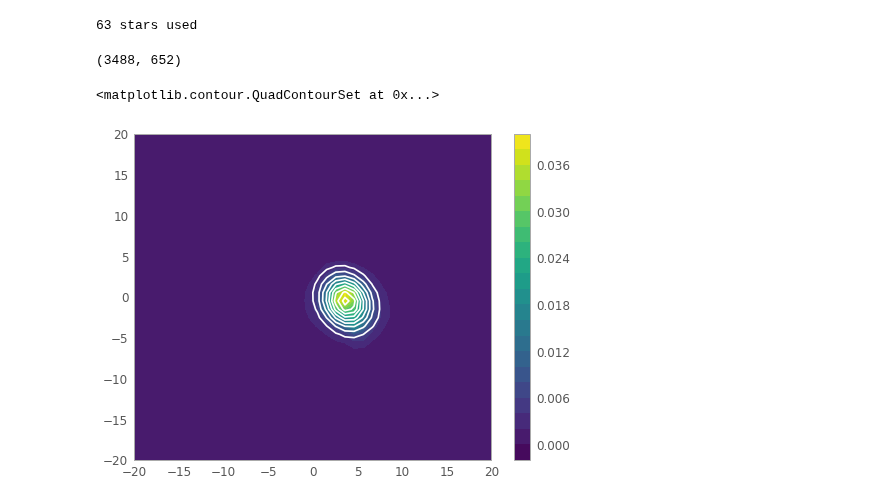
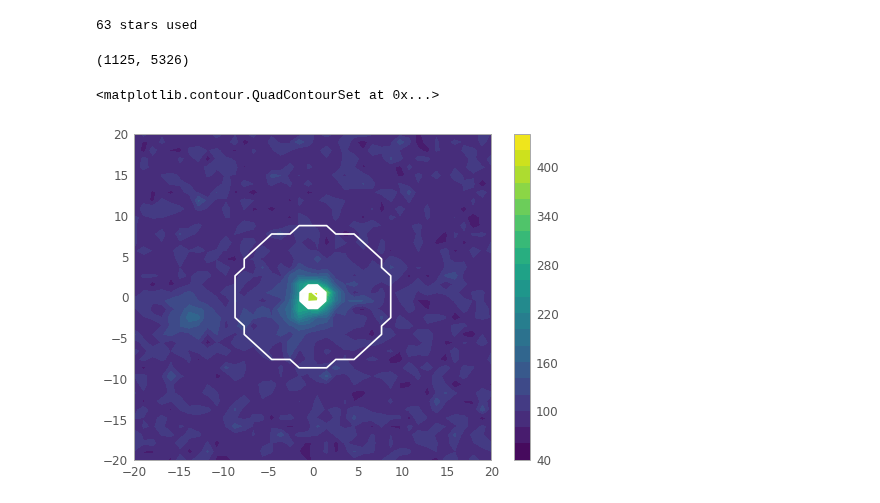
Before and after one commit to SSAEPFL/PSF, a Jupyter notebook: test-PSF-sensor-map.ipynb, the cells around one changed output. Drawn from its saved outputs; the diff is of its cells as text; code cells hidden in the pictures.

Commit message:
test 6 parameters

```diff
--- a/test-PSF-sensor-map.ipynb
+++ b/test-PSF-sensor-map.ipynb
@@ -38,6 +39,8 @@ plt.show()
 # %%
 # Masking sources
-mask = make_source_mask(image_clean, nsigma=7, npixels=20, dilate_size=1)
+mask1 = make_source_mask(image_clean, nsigma=7, npixels=10, dilate_size=1)
+mask2 = make_source_mask(image_clean, nsigma=7, npixels=25, dilate_size=1)
+mask = np.logical_and(mask1, np.logical_not(mask2))
 
 # Showing the sources
 plt.figure()
@@ -86,15 +88,15 @@ while i < (np.shape(mask)[0]-11):
     while j < (np.shape(mask)[1]-11):
         found_something = False
         # and not (i > 2110 and i < 2260 and j > 3060 and j < 3240)
-        if not (np.isnan(inverted_masked_image_filled[i-5:i+5, j-5:j+5])).any() and (i < 2110 or i > 2260 or j < 3060 or j > 3240):
+        if not (np.isnan(inverted_masked_image_filled[i-2:i+2, j-2:j+2])).any() and (i < 2110 or i > 2260 or j < 3060 or j > 3240):
             found_something = True
             list_of_coordinates.append((i, j))
-            j += 20
+            j += 7
             #print(inverted_masked_image[i:i+10, j:j+10])
         else:
             j += 1
     if found_something:
-        i += 10
+        i += 4
     else:
         i += 1
 print(len(list_of_coordinates))
@@ -103,6 +105,6 @@ print(len(list_of_coordinates))
 # %%
 # Test to see if random star is well found
-coords = list_of_coordinates[35]
+coords = list_of_coordinates[0]
 print(coords)
 
 i_begin = np.max([0, coords[0]-30])
@@ -111,7 +113,7 @@ j_begin = np.max([0, coords[1]-30])
 j_end = np.min([np.shape(img)[1], coords[1]+30])
 
 outcut = image_clean[i_begin:i_end, j_begin:j_end]
-outcut = outcut/np.sum(outcut)
+#outcut = outcut/np.sum(outcut)
 
 initial_guess = (0, 0, 1, 1, 0.1, 0)
 lim_i = (i_end - i_begin)/2
@@ -145,7 +147,7 @@ for coords in list_of_coordinates:
     j_end = np.min([np.shape(img)[1], coords[1]+20])
 
     outcut = image_clean[i_begin:i_end, j_begin:j_end]
-    outcut = outcut/np.sum(outcut)
+    #outcut = outcut/np.sum(outcut)
 
     initial_guess = (0, 0, 1, 1, 0.1, 0)
     lim_i = (i_end - i_begin)/2
@@ -155,7 +157,8 @@ for coords in list_of_coordinates:
     xy = np.meshgrid(xs, ys)
     xy = np.ravel(xy)
     try:
-        params, _ = opt.curve_fit(gaussian2D, xy, np.ravel(outcut), p0=initial_guess)
+        params, _ = opt.curve_fit(gaussian2D, xy, np.ravel(outcut), p0=initial_guess, bounds=(
+            [np.min(xs), np.min(ys), 0, 0, 0, -np.inf], [np.max(xs), np.max(ys), 20, 20, np.inf, np.inf]))
     except RuntimeError:
         params = [0,0,0,0,0]
     except OptimizeWarning:
@@ -168,35 +171,35 @@ print('{} stars used'.format(len(parameters)))
 63 stars used
 # %%
 # Test that automatic fitting worked
-N = 56
+N = 15
 params = parameters[N]
 coords = list_of_coordinates[N]
 print(coords)
 
 i_begin = np.max([0, coords[0]-20])
 i_end = np.min([np.shape(img)[0], coords[0]+20])
 j_begin = np.max([0, coords[1]-20])
 j_end = np.min([np.shape(img)[1], coords[1]+20])
 
 outcut = image_clean[i_begin:i_end, j_begin:j_end]
-outcut = outcut/np.sum(outcut)
+#outcut = outcut/np.sum(outcut)
 
 lim_i = (i_end - i_begin)/2
 lim_j = (j_end - j_begin)/2
 xs = np.linspace(-lim_i, lim_i, np.shape(outcut)[1])
 ys = np.linspace(-lim_j, lim_j, np.shape(outcut)[0])
 xy = np.meshgrid(xs, ys)
 xy = np.ravel(xy)
 
 
 interpolated_data = gaussian2D(xy, params[0], params[1], params[2], params[3], params[4], params[5])
 plt.figure()
 plt.contourf(xs, ys, outcut, 20, origin='lower', cmap='viridis')
 plt.colorbar()
 plt.contour(xs, ys, interpolated_data.reshape(
     np.shape(outcut)), 10, colors='w', label='test')
 # %% [output]
-(3488, 652)
+(1125, 5326)
 <matplotlib.contour.QuadContourSet at 0x...>
-[figure, old version]
+[figure, new version]
 # %%
```
Also changed, not shown: parts of 9 cells of this notebook, 1 other file.
